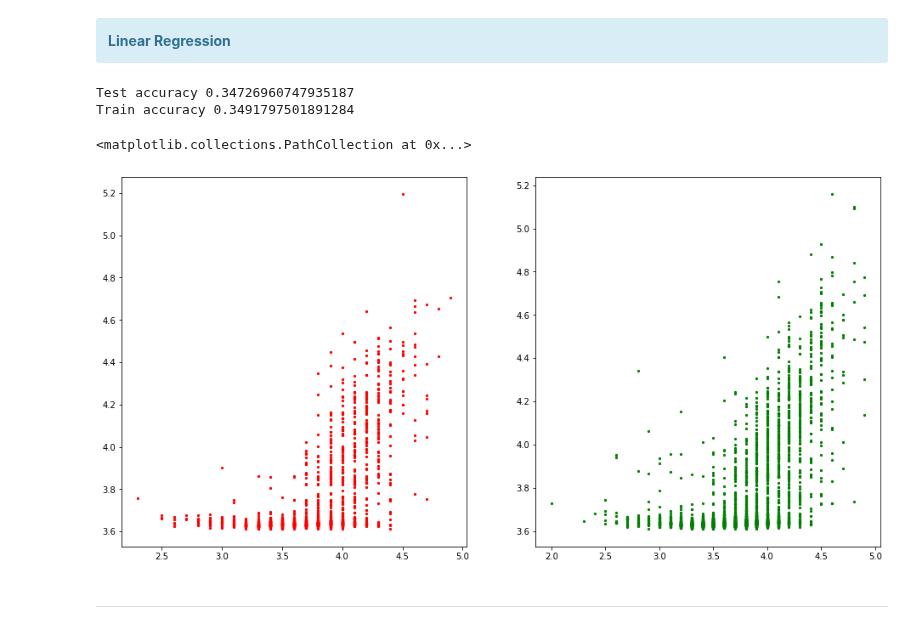
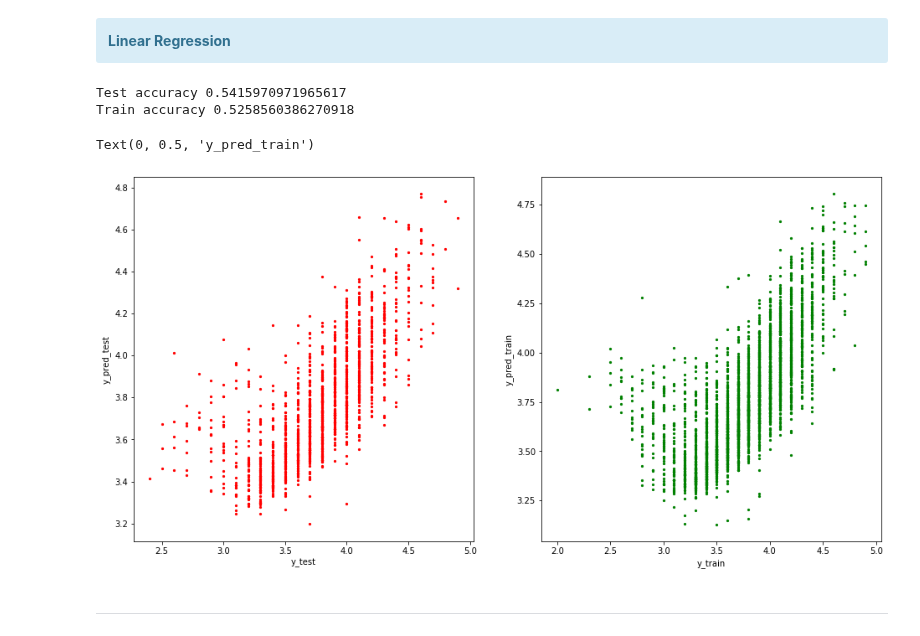
Before and after one commit to Anandpatil412/DSC, a Jupyter notebook: CapstoneProject1/IndepthAnalysis/In_depth_analysis.ipynb, the cells around one changed output. Cells and saved outputs as stored; diff of their text form; code cells hidden in the pictures.

```diff
--- a/CapstoneProject1/IndepthAnalysis/In_depth_analysis.ipynb
+++ b/CapstoneProject1/IndepthAnalysis/In_depth_analysis.ipynb
@@ -29,9 +32,13 @@ dfm = dfm[dfm['votes'].notnull()]
 # %%
 #defining independent variables
 
-X = dfm[['locality','restaurant_category','photos_taken','votes','approx_cost_for_2','featured_in_count','zomato_gold','discounts',
+X = dfm[['locality_enc','restaurant_category_enc','photos_taken','votes','approx_cost_for_2',
+         'featured_in_count','zomato_gold','discounts',
+         'known_for',
+         'more_info',
+         #'opening_timings',#
          'Cocktails','Mocktails','Pizza','Pasta',
-        'Friendly Staff', 'Courteous Staff','Decor']] #independent columns
+        'Friendly Staff', 'Courteous Staff','Decor','rating']] #independent columns
 
 y = dfm['rating'] #target column
 # %% [markdown]
@@ -38,0 +50,12 @@ y = dfm['rating'] #target column
+# %%
+#Target encoding for restaurant categories
+
+col = 'restaurant_category_enc'
+
+means = X_train.groupby('restaurant_category_enc')['rating'].mean()
+
+X_train[col+'_mean_target'] = X_train[col].map(means)
+X_train[col+ '_mean_target'].fillna(means.mean(), inplace = True)
+
+X_test[col+'_mean_target'] = X_test[col].map(means)
+X_test[col+ '_mean_target'].fillna(means.mean(), inplace = True)
@@ -39,3 +76,17 @@ y = dfm['rating'] #target column
+# %%
+X_test = X_test[['restaurant_category_enc_mean_target','photos_taken','votes','approx_cost_for_2',
+                 'featured_in_count','zomato_gold','discounts',
+                 'known_for',
+                 'more_info',
+                 'Cocktails','Mocktails','Pizza','Pasta',
+                 'Friendly Staff', 'Courteous Staff','Decor']]
+
+X_train = X_train[['restaurant_category_enc_mean_target','photos_taken','votes','approx_cost_for_2',
+                   'featured_in_count','zomato_gold','discounts',
+                   'known_for',
+                   'more_info',
+                   'Cocktails','Mocktails','Pizza','Pasta',
+                   'Friendly Staff', 'Courteous Staff','Decor']]
 # %% [markdown]
 <div class="span5 alert alert-info">
 <b>
@@ -45,10 +96,6 @@ Linear Regression
 # %%
 from sklearn.linear_model import LinearRegression
 from sklearn.metrics import mean_squared_error
-from sklearn.model_selection import train_test_split
-
-
-X_train, X_test, y_train, y_test = train_test_split(X, y, test_size = 0.3, random_state=42)
 
 # Create the regressor: reg_all
 reg_all = LinearRegression()
@@ -67,19 +114,23 @@ y_pred_train = reg_all.predict(X_train)
 from sklearn.metrics import r2_score
 print('Train accuracy',r2_score(y_train,y_pred_train))
 # %% [output]
-Test accuracy 0.34726960747935187
-Train accuracy 0.3491797501891284
+Test accuracy 0.5415970971965617
+Train accuracy 0.5258560386270918
 # %%
 plt.figure(figsize=(16,8))
 
 plt.subplot(1, 2, 1)
 plt.scatter(y_test, y_pred_test, color = 'red',s=5)
+plt.xlabel('y_test')
+plt.ylabel('y_pred_test')
 
 plt.subplot(1, 2, 2)
 plt.scatter(y_train, y_pred_train, color = 'green',s=5)
+plt.xlabel('y_train')
+plt.ylabel('y_pred_train')
 # %% [output]
-<matplotlib.collections.PathCollection at 0x...>
+Text(0, 0.5, 'y_pred_train')
-[figure, old version]
+[figure, new version]
 # %% [markdown]
 ** **
 # %% [markdown]
```
Also changed, not shown: parts of 14 cells of this notebook.
